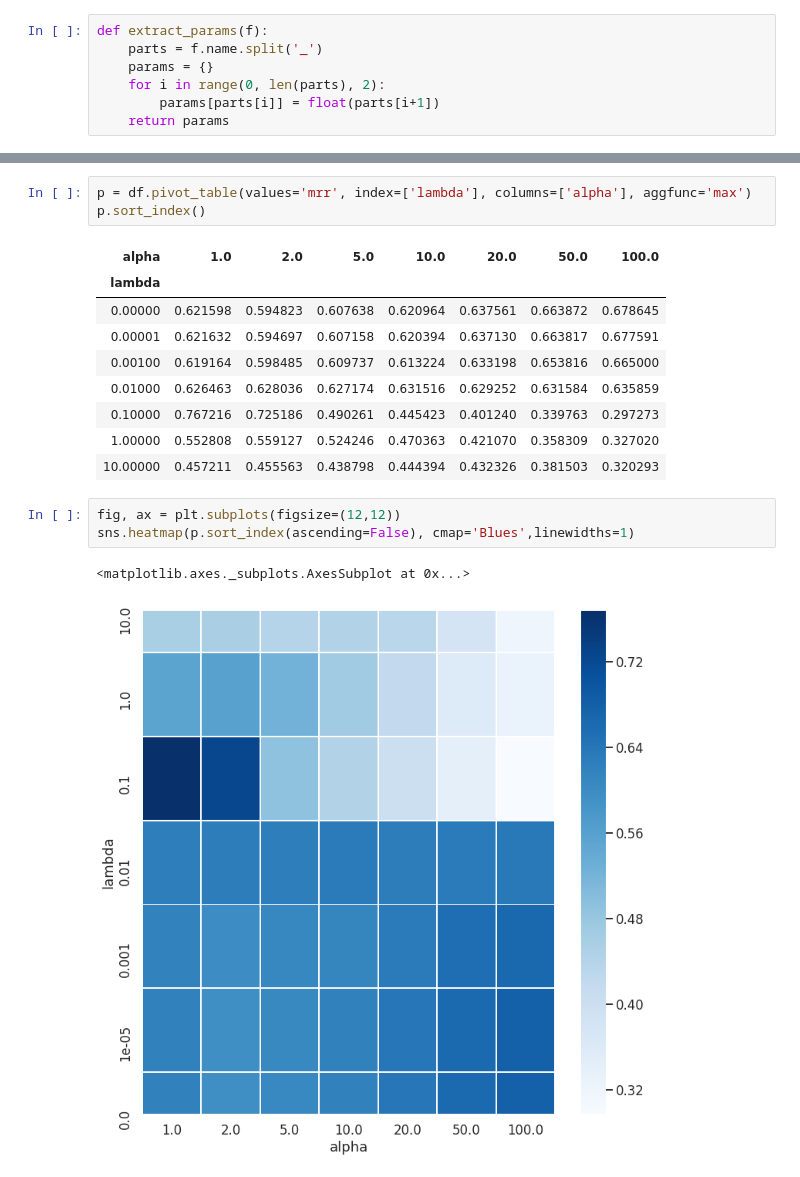
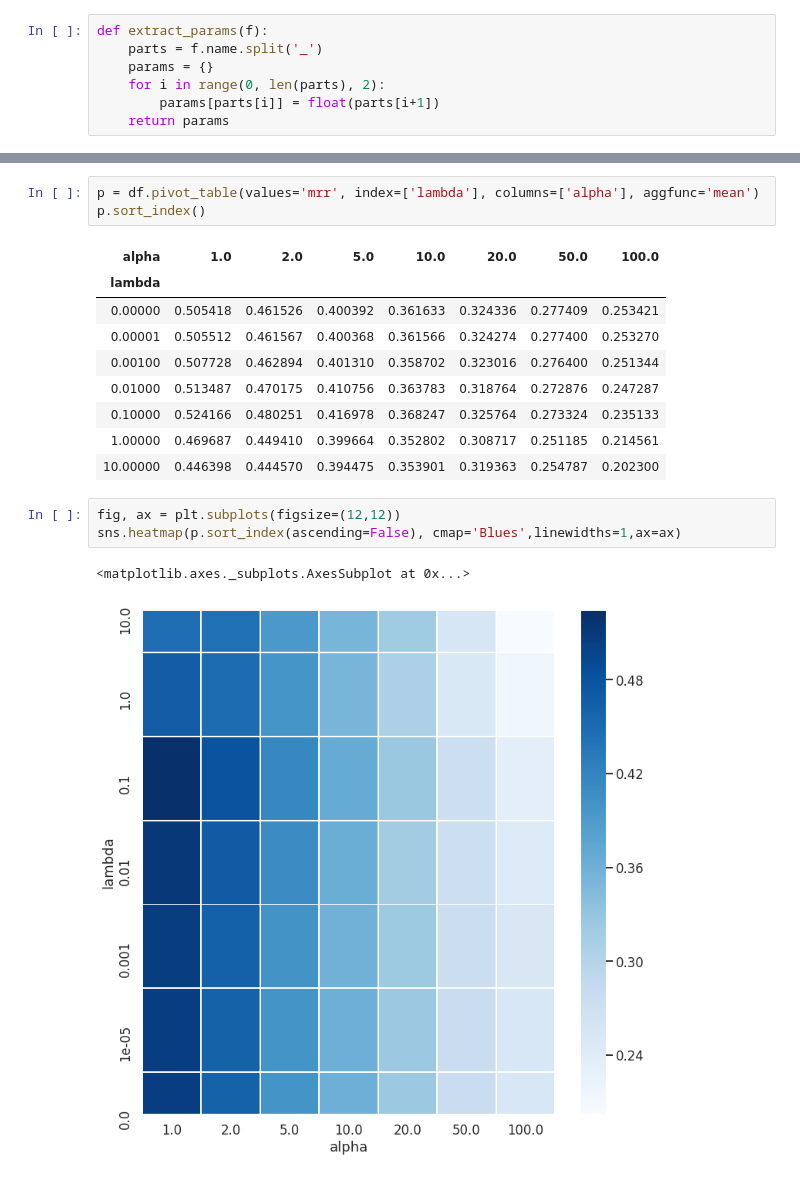
Before and after one commit to mboyanov/steamrec, a Jupyter notebook: Results Analysis.ipynb, the cells around one changed output, grey strips where cells are left out. Saved outputs shown, nothing was run; the diff lists cells and outputs as text.

```diff
--- a/Results Analysis.ipynb
+++ b/Results Analysis.ipynb
@@ -67,19 +71,19 @@ plot_by_property(df, 'alpha')
 # %%
-p = df.pivot_table(values='mrr', index=['lambda'], columns=['alpha'], aggfunc='max')
+p = df.pivot_table(values='mrr', index=['lambda'], columns=['alpha'], aggfunc='mean')
 p.sort_index()
 # %% [output]
 | alpha | 1.0 | 2.0 | 5.0 | 10.0 | 20.0 | 50.0 | 100.0 |
 | lambda |  |  |  |  |  |  |  |
-| 0.00000 | 0.621598 | 0.594823 | 0.607638 | 0.620964 | 0.637561 | 0.663872 | 0.678645 |
-| 0.00001 | 0.621632 | 0.594697 | 0.607158 | 0.620394 | 0.637130 | 0.663817 | 0.677591 |
-| 0.00100 | 0.619164 | 0.598485 | 0.609737 | 0.613224 | 0.633198 | 0.653816 | 0.665000 |
-| 0.01000 | 0.626463 | 0.628036 | 0.627174 | 0.631516 | 0.629252 | 0.631584 | 0.635859 |
-| 0.10000 | 0.767216 | 0.725186 | 0.490261 | 0.445423 | 0.401240 | 0.339763 | 0.297273 |
-| 1.00000 | 0.552808 | 0.559127 | 0.524246 | 0.470363 | 0.421070 | 0.358309 | 0.327020 |
-| 10.00000 | 0.457211 | 0.455563 | 0.438798 | 0.444394 | 0.432326 | 0.381503 | 0.320293 |
+| 0.00000 | 0.505418 | 0.461526 | 0.400392 | 0.361633 | 0.324336 | 0.277409 | 0.253421 |
+| 0.00001 | 0.505512 | 0.461567 | 0.400368 | 0.361566 | 0.324274 | 0.277400 | 0.253270 |
+| 0.00100 | 0.507728 | 0.462894 | 0.401310 | 0.358702 | 0.323016 | 0.276400 | 0.251344 |
+| 0.01000 | 0.513487 | 0.470175 | 0.410756 | 0.363783 | 0.318764 | 0.272876 | 0.247287 |
+| 0.10000 | 0.524166 | 0.480251 | 0.416978 | 0.368247 | 0.325764 | 0.273324 | 0.235133 |
+| 1.00000 | 0.469687 | 0.449410 | 0.399664 | 0.352802 | 0.308717 | 0.251185 | 0.214561 |
+| 10.00000 | 0.446398 | 0.444570 | 0.394475 | 0.353901 | 0.319363 | 0.254787 | 0.202300 |
 # %%
 fig, ax = plt.subplots(figsize=(12,12))
-sns.heatmap(p.sort_index(ascending=False), cmap='Blues',linewidths=1)
+sns.heatmap(p.sort_index(ascending=False), cmap='Blues',linewidths=1,ax=ax)
 # %% [output]
 <matplotlib.axes._subplots.AxesSubplot at 0x...>
-[figure, old version]
+[figure, new version]
```
Also changed, not shown: parts of 5 cells of this notebook, 4 other files.
